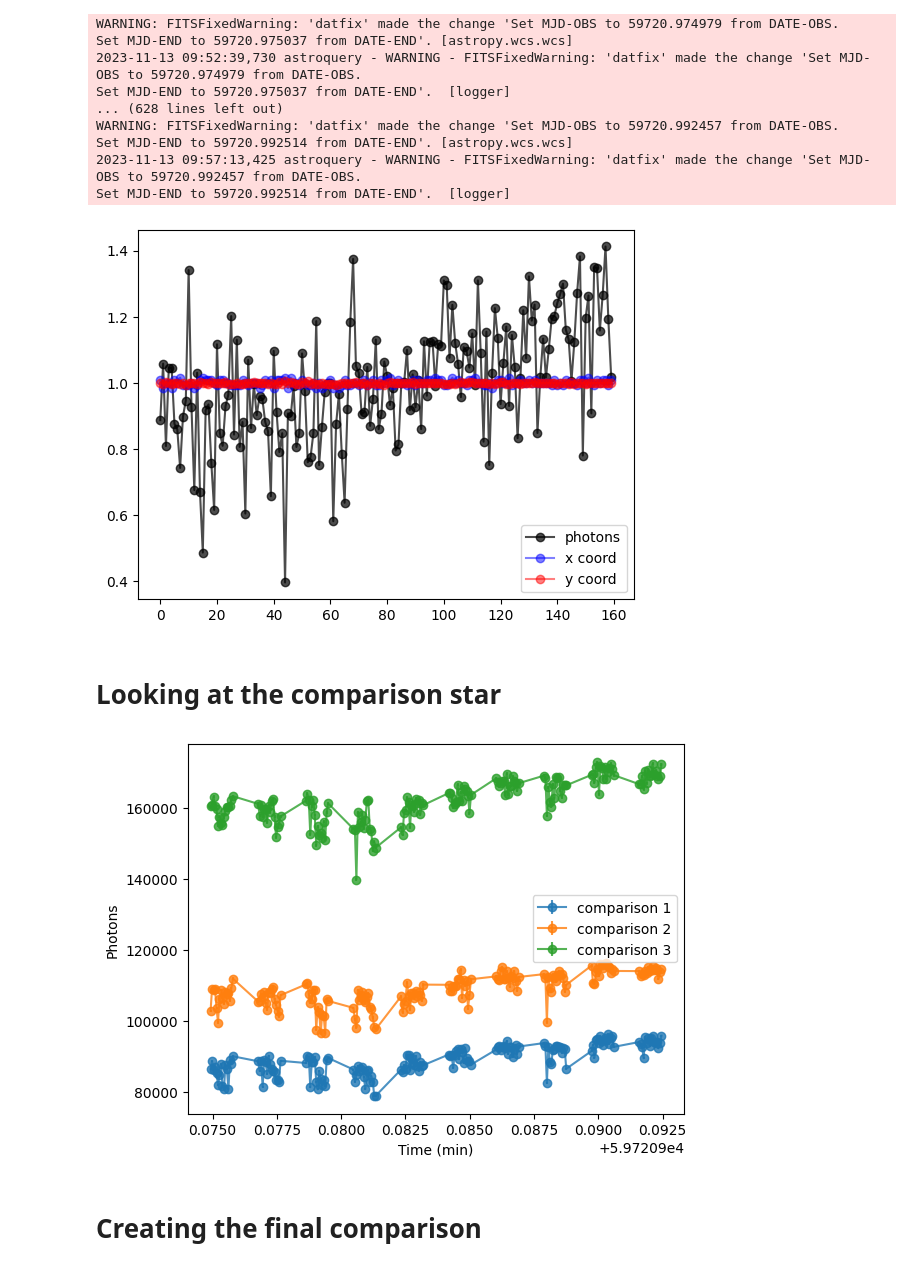
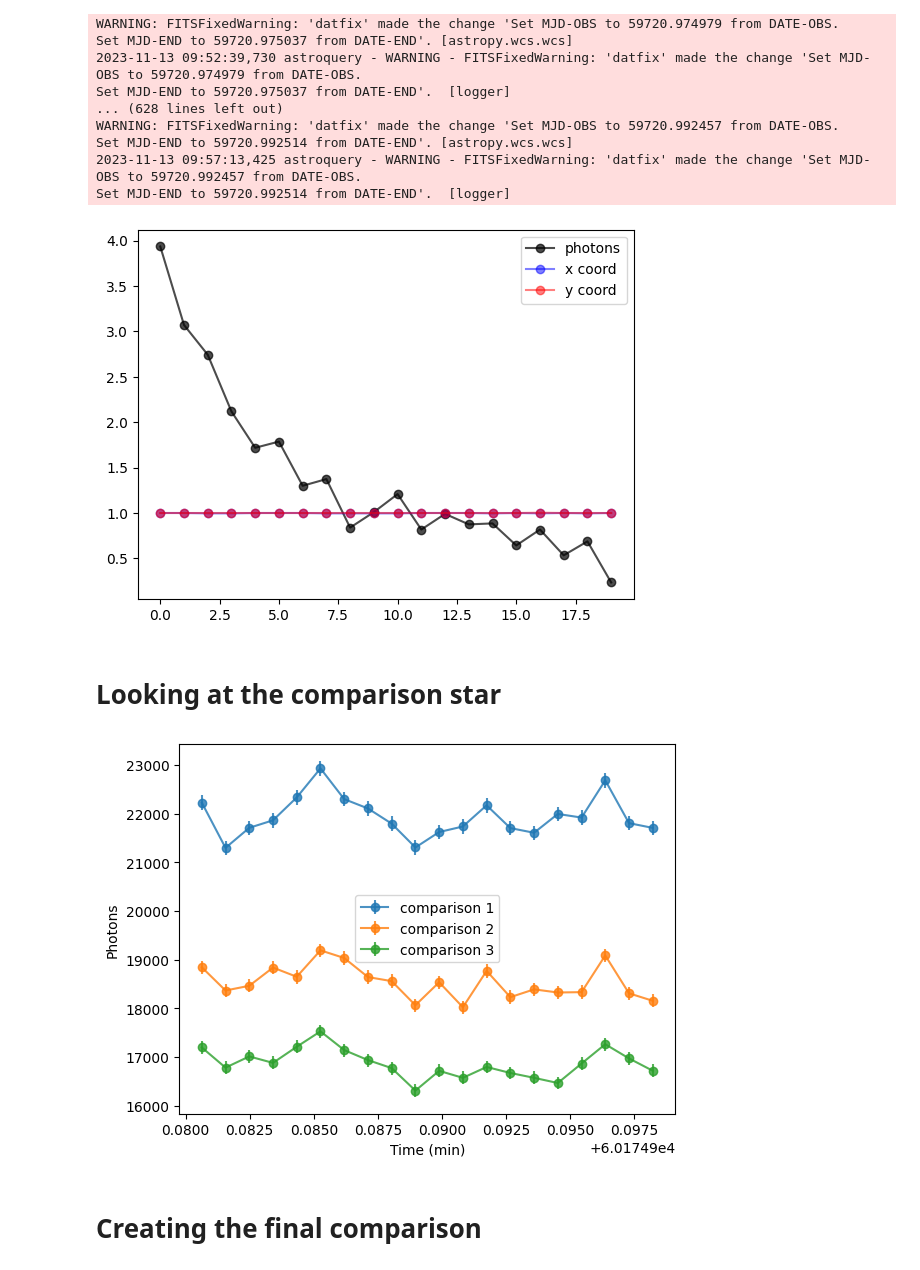
Before and after one commit to DBernardes/Tools-for-the-MOPTOP-pipeline-products, a Jupyter notebook: photometry_extraction.ipynb, the cells around one changed output. Cells and saved outputs as stored; diff of their text form; code cells hidden in the pictures.

```diff
--- a/photometry_extraction.ipynb
+++ b/photometry_extraction.ipynb
@@ -9,7 +9,7 @@ import numpy as np
 from photometry import Photometry
 from copy import copy
 
-star_name = "GRB 1107466"
+star_name = "GRB 230818A"
 _set = "first"
 camera = 3
 src_path = os.path.join(
@@ -18,13 +18,13 @@ src_path = os.path.join(
     "Scientific objects",
     star_name,
     f"{_set} set",
-    star_name,
+    "combined",
 )
 
 
 def read_objects_csv(src_path, camera):
     src_path = os.path.join(src_path, "..", "setup")
-    csv_file = os.path.join(src_path, "objects coordinates.csv")
+    csv_file = os.path.join(src_path, "objects coordinates copy.csv")
     df = pd.read_csv(csv_file)
     objects = df.loc[:, ["name", f"ra_cam{camera}", f"dec_cam{camera}"]]
     objects = objects.drop(
@@ -36,27 +36,31 @@ def read_objects_csv(src_path, camera):
 
 
 objects = read_objects_csv(src_path, camera)
-file = os.path.join(src_path, f"{camera}_e_20220521_5_2_1_1.fits")
+file = os.path.join(src_path, f"{camera}_e_20230818_5_1_16_1.fits")
 phot = Photometry(file, objects)
 phot.reset_object_coords()
 
 obj = phot.obj_list[0]
 xcoord, ycoord = obj.xcoord, obj.ycoord
 image = fits.getdata(file)
+image = image[ycoord - 300 : ycoord + 100, xcoord - 300 : xcoord + 100]
 median = np.median(image)
 std = np.median(np.abs(image - median))
 plt.imshow(
-    image, vmax=median + 8 * std, vmin=median - 3 * std, origin="lower", cmap="gray"
+    image, vmax=median + 10 * std, vmin=median - 3 * std, origin="lower", cmap="gray"
 )
 
 
 for idx, _object in enumerate(phot.obj_list):
     name, x, y = _object.name, _object.xcoord, _object.ycoord
     color = "b"
-    if name == "circular":
+    if "circular" in name:
         color = "r"
     if "comparison" in name:
+        continue
         color = "g"
+    x = x - xcoord + 300
+    y = y - ycoord + 300
     plt.plot(x, y, f"{color}o", alpha=0.25)
     plt.annotate(
         f"{name[-1]}",
@@ -69,6 +73,8 @@ for idx, _object in enumerate(phot.obj_list):
 
 
 figure = os.path.join(src_path, "..", "plots", f"field_map.png")
+plt.ylabel("Y axis (pixels)")
+plt.xlabel("X axis (pixels)")
 plt.savefig(figure)
 plt.show()
 # %% [output]
@@ -193,31 +189,31 @@ Set MJD-END to 59720.992514 from DATE-END'.  [logger]
 # %%
 import pandas as pd
 import matplotlib.pyplot as plt
 
-target = "candidate2"
-# dest_files_path = os.path.join(src_path, "..", "photometry")  # TODO
-file = os.path.join(dest_files_path, f"{target}_cam{camera}.csv")
+target = "candidate1"
+dest_files_path = os.path.join(src_path, "..", "photometry")  # TODO
+file = os.path.join(dest_files_path, f"{target}_cam{3}.csv")
 df = pd.read_csv(file)
 lim_dix = 16 * 20
 df = df[:lim_dix]
 x, y, radius, photons, mjd = (
     df["xcoord"],
     df["ycoord"],
     df["star_radius"],
     df["star_photons"],
     df["mjd"],
 )
 x /= np.median(x)
 y /= np.median(y)
 photons /= np.median(photons)
 mjd = (mjd - mjd[0]) * 24 * 60
 plt.plot(photons, "k-o", alpha=0.7, label="photons")
 plt.plot(x, "b-o", alpha=0.5, label="x coord")
 plt.plot(y, "r-o", alpha=0.5, label="y coord")
 plt.legend()
 plt.show()
 # %% [output]
-[figure, old version]
+[figure, new version]
 # %% [markdown]
 # Looking at the comparison star
 # %%
@@ -244,7 +240,7 @@ plt.xlabel("Time (min)")
 plt.ylabel("Photons")
 plt.show()
 # %% [output]
-[figure, old version]
+[figure, new version]
 # %% [markdown]
 # Creating the final comparison
 # %%
```
Also changed, not shown: parts of 5 cells of this notebook, 3 other files.
